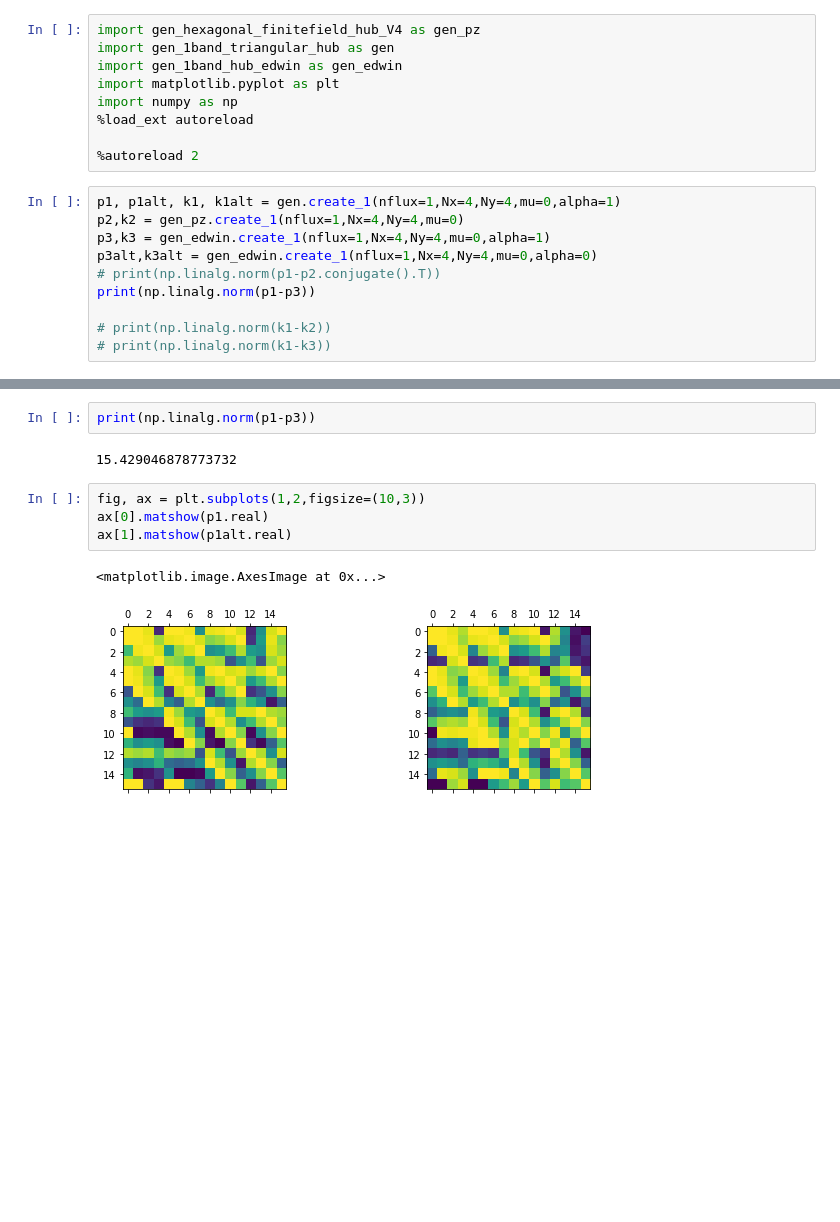
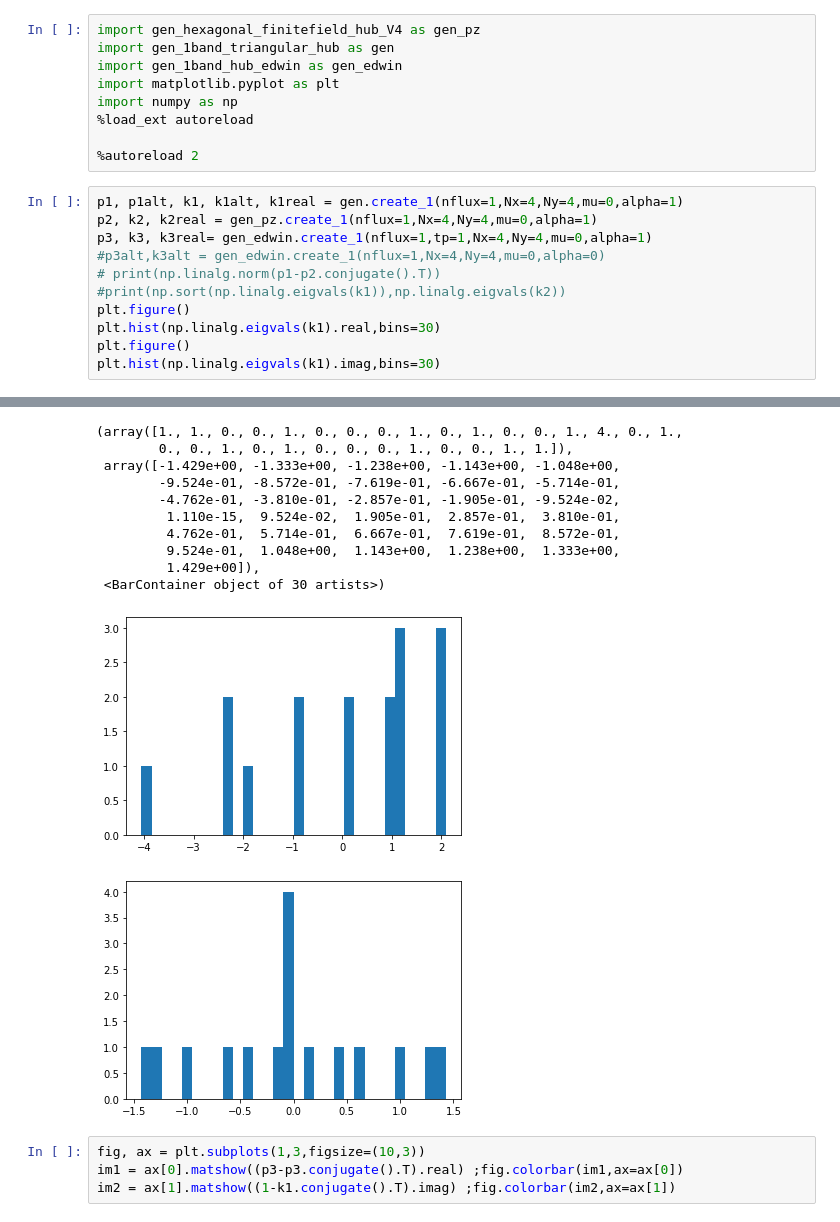
Before and after one commit to katherineding/dqmc-dev, a Jupyter notebook: util/sanity_check_gen_1band_triangular_hub.ipynb, the cells around one changed output, grey strips where cells are left out. Cells and saved outputs as stored; diff of their text form; blank space fills up the shorter version.

```diff
--- a/util/sanity_check_gen_1band_triangular_hub.ipynb
+++ b/util/sanity_check_gen_1band_triangular_hub.ipynb
@@ -8,13 +8,14 @@ import numpy as np
 
 %autoreload 2
 # %%
-p1, p1alt, k1, k1alt = gen.create_1(nflux=1,Nx=4,Ny=4,mu=0,alpha=1)
-p2,k2 = gen_pz.create_1(nflux=1,Nx=4,Ny=4,mu=0)
-p3,k3 = gen_edwin.create_1(nflux=1,Nx=4,Ny=4,mu=0,alpha=1)
-p3alt,k3alt = gen_edwin.create_1(nflux=1,Nx=4,Ny=4,mu=0,alpha=0)
+p1, p1alt, k1, k1alt, k1real = gen.create_1(nflux=1,Nx=4,Ny=4,mu=0,alpha=1)
+p2, k2, k2real = gen_pz.create_1(nflux=1,Nx=4,Ny=4,mu=0,alpha=1)
+p3, k3, k3real= gen_edwin.create_1(nflux=1,tp=1,Nx=4,Ny=4,mu=0,alpha=1)
+#p3alt,k3alt = gen_edwin.create_1(nflux=1,Nx=4,Ny=4,mu=0,alpha=0)
 # print(np.linalg.norm(p1-p2.conjugate().T))
-print(np.linalg.norm(p1-p3))
-
-# print(np.linalg.norm(k1-k2))
-# print(np.linalg.norm(k1-k3))
+#print(np.sort(np.linalg.eigvals(k1)),np.linalg.eigvals(k2))
+plt.figure()
+plt.hist(np.linalg.eigvals(k1).real,bins=30)
+plt.figure()
+plt.hist(np.linalg.eigvals(k1).imag,bins=30)
 # %% [output]
@@ -23,11 +40,16 @@ False
+(array([1., 1., 0., 0., 1., 0., 0., 0., 1., 0., 1., 0., 0., 1., 4., 0., 1.,
+        0., 0., 1., 0., 1., 0., 0., 0., 1., 0., 0., 1., 1.]),
+ array([-1.429e+00, -1.333e+00, -1.238e+00, -1.143e+00, -1.048e+00,
+        -9.524e-01, -8.572e-01, -7.619e-01, -6.667e-01, -5.714e-01,
+        -4.762e-01, -3.810e-01, -2.857e-01, -1.905e-01, -9.524e-02,
+         1.110e-15,  9.524e-02,  1.905e-01,  2.857e-01,  3.810e-01,
+         4.762e-01,  5.714e-01,  6.667e-01,  7.619e-01,  8.572e-01,
+         9.524e-01,  1.048e+00,  1.143e+00,  1.238e+00,  1.333e+00,
+         1.429e+00]),
+ <BarContainer object of 30 artists>)
+[figure, added]
+[figure, added]
-# %%
-print(np.linalg.norm(p1-p3))
-# %% [output]
-15.429046878773732
-# %%
-fig, ax = plt.subplots(1,2,figsize=(10,3))
-ax[0].matshow(p1.real)
-ax[1].matshow(p1alt.real)
-# %% [output]
-<matplotlib.image.AxesImage at 0x...>
-[figure, removed]
+# %%
+fig, ax = plt.subplots(1,3,figsize=(10,3))
+im1 = ax[0].matshow((p3-p3.conjugate().T).real) ;fig.colorbar(im1,ax=ax[0])
+im2 = ax[1].matshow((1-k1.conjugate().T).imag) ;fig.colorbar(im2,ax=ax[1])
```
Also changed, not shown: parts of 7 cells of this notebook.
